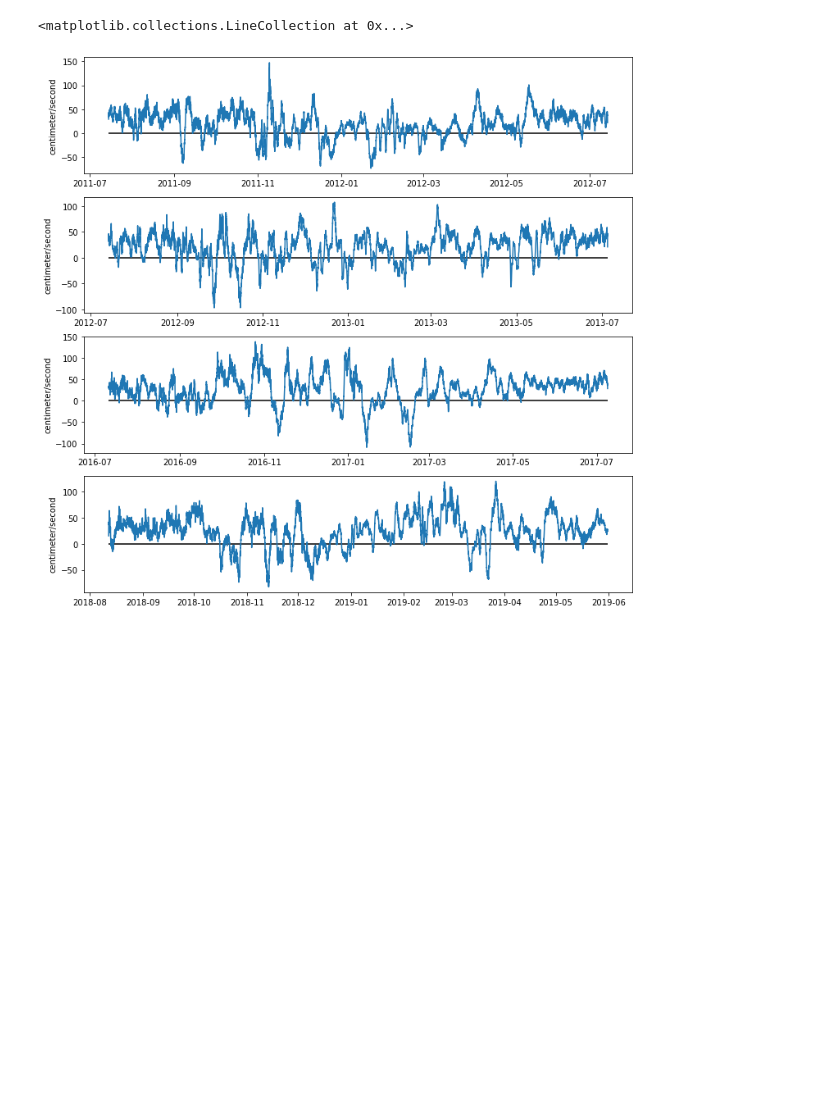
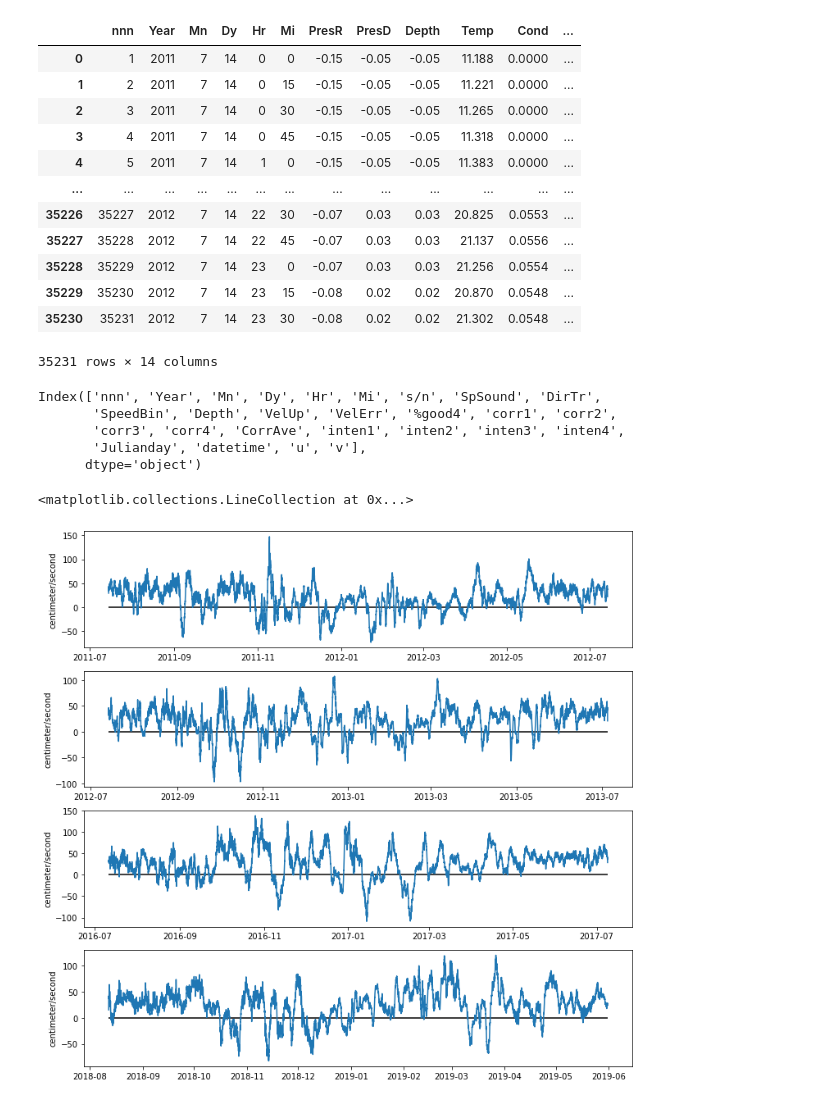
Before and after one commit to leviner/ChukchiTimeSeries, a Jupyter notebook: code/beringADCP.ipynb, the cells around one changed output. Cells and saved outputs as stored; diff of their text form; code cells hidden in the pictures; blank space fills up the shorter version.

```diff
--- a/code/beringADCP.ipynb
+++ b/code/beringADCP.ipynb
@@ -3,3 +3,19 @@ import pandas as pd
 import metpy.calc as mc
 from metpy.units import units
 import numpy as np
+# %%
+b
+# %% [output]
+|  | nnn | Year | Mn | Dy | Hr | Mi | PresR | PresD | Depth | Temp | Cond | ... |
+| 0 | 1 | 2011 | 7 | 14 | 0 | 0 | -0.15 | -0.05 | -0.05 | 11.188 | 0.0000 | ... |
+| 1 | 2 | 2011 | 7 | 14 | 0 | 15 | -0.15 | -0.05 | -0.05 | 11.221 | 0.0000 | ... |
+| 2 | 3 | 2011 | 7 | 14 | 0 | 30 | -0.15 | -0.05 | -0.05 | 11.265 | 0.0000 | ... |
+| 3 | 4 | 2011 | 7 | 14 | 0 | 45 | -0.15 | -0.05 | -0.05 | 11.318 | 0.0000 | ... |
+| 4 | 5 | 2011 | 7 | 14 | 1 | 0 | -0.15 | -0.05 | -0.05 | 11.383 | 0.0000 | ... |
+| ... | ... | ... | ... | ... | ... | ... | ... | ... | ... | ... | ... | ... |
+| 35226 | 35227 | 2012 | 7 | 14 | 22 | 30 | -0.07 | 0.03 | 0.03 | 20.825 | 0.0553 | ... |
+| 35227 | 35228 | 2012 | 7 | 14 | 22 | 45 | -0.07 | 0.03 | 0.03 | 21.137 | 0.0556 | ... |
+| 35228 | 35229 | 2012 | 7 | 14 | 23 | 0 | -0.07 | 0.03 | 0.03 | 21.256 | 0.0554 | ... |
+| 35229 | 35230 | 2012 | 7 | 14 | 23 | 15 | -0.08 | 0.02 | 0.02 | 20.870 | 0.0548 | ... |
+| 35230 | 35231 | 2012 | 7 | 14 | 23 | 30 | -0.08 | 0.02 | 0.02 | 21.302 | 0.0548 | ... |
+35231 rows × 14 columns
@@ -27,6 +64,14 @@ df1617 = readBSmooring('../data/physicalData/beringStrait/BeringStrait_2016_A3_1
 df1819 = readBSmooring('../data/physicalData/beringStrait/BeringStrait_2018_A3_11.rdat',skip=145)
 df1112 = readBSmooring('../data/physicalData/beringStrait/BeringStrait_2011_A3_11.rdat',skip=170)
 df1213 = readBSmooring('../data/physicalData/beringStrait/BeringStrait_2012_A3_11.rdat',skip=173)
+# %%
+df1617.columns
+# %% [output]
+Index(['nnn', 'Year', 'Mn', 'Dy', 'Hr', 'Mi', 's/n', 'SpSound', 'DirTr',
+       'SpeedBin', 'Depth', 'VelUp', 'VelErr', '%good4', 'corr1', 'corr2',
+       'corr3', 'corr4', 'CorrAve', 'inten1', 'inten2', 'inten3', 'inten4',
+       'Julianday', 'datetime', 'u', 'v'],
+      dtype='object')
 # %%
 import matplotlib.pyplot as plt
 import matplotlib.dates as mdates
```
Also changed, not shown: parts of 2 cells of this notebook, 8 other files.
